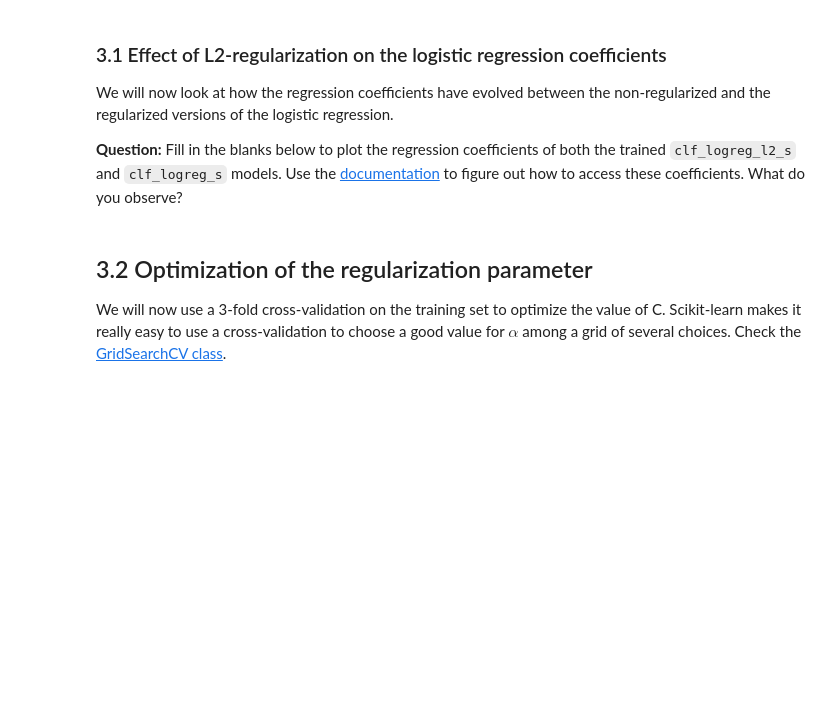
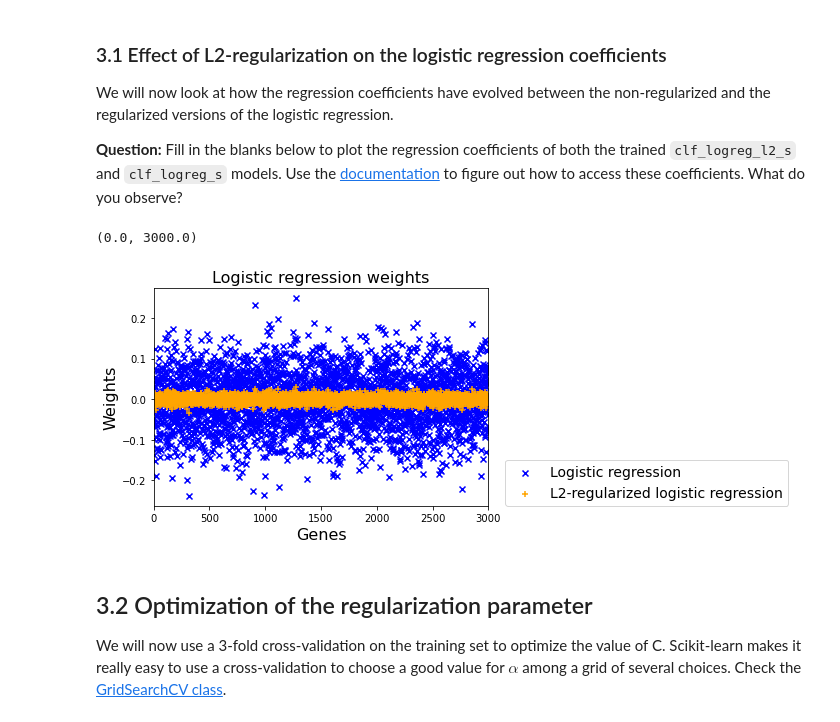
Before and after one commit to abdeljelilmaadi/2022-mines-HPC-AI-TD, a Jupyter notebook: 05-Regularization.ipynb, the cells around one changed output. Cells and saved outputs as stored; diff of their text form; code cells hidden in the pictures; blank space fills up the shorter version.

```diff
--- a/05-Regularization.ipynb
+++ b/05-Regularization.ipynb
@@ -22,8 +32,9 @@ __Question:__ Split the data in a train set containing 70% of the data and a tes
 # %%
 from sklearn import model_selection
 Xtr, Xte, ytr, yte = model_selection.train_test_split(X_clf, y_clf,
-                                                      #test_size=#TODO,
-                                                      random_state=27)
+                                                      test_size=0.3,
+                                                      random_state=42,
+                                                      stratify=y_clf)
 # %% [markdown]
 Let us also compute a scaled version of the data. The data is scaled on the _train_ set, and the scaling parameters (mean, standard deviation) are applied to the test set. __Question:__ Why?
 # %%
@@ -61,14 +82,14 @@ __Question:__ Repeat the experiment on the scaled data. What do you observe in t
 clf_logreg_s = linear_model.LogisticRegression(C=1e6)
 
 # Train the model
-# TODO
+clf_logreg_s.fit(Xtr_scaled, ytr)
 
 # Predict on the test set
 # Predicted probabilities of belonging to the positive class
 pos_idx = list(clf_logreg_s.classes_).index(1)
-ypred_logreg_s = # TODO
+ypred_logreg_s = clf_logreg_s.predict_proba(Xte_scaled)[:, pos_idx]
 # Predicted binary labels
-ypred_logreg_s_b = # TODO
+ypred_logreg_s_b =  np.where(ypred_logreg_s > 0.5, 1, 0)
 
 print("Scaled, no regularization: accuracy = %.3f" % metrics.accuracy_score(yte, ypred_logreg_s_b))
 print("AUC = %.3f" % (metrics.roc_auc_score(yte, ypred_logreg_s)))
@@ -87,12 +111,12 @@ cvalue = 0.01
 clf_logreg_l2_s = linear_model.LogisticRegression(C=cvalue, penalty='l2')
 
 # Train the model
-# TODO
+clf_logreg_l2_s.fit(Xtr_scaled, ytr)
 
 # index of positive class
 pos_idx = list(clf_logreg_l2_s.classes_).index(1)
 # predict probability of being positive
-ypred_logreg_l2_s = # TODO
+ypred_logreg_l2_s = clf_logreg_l2_s.predict_proba(Xte_scaled)[:, pos_idx]
 # predict binary labels
 ypred_logreg_l2_s_b = np.where(ypred_logreg_l2_s > 0.5, 1, 0)
 
@@ -108,16 +135,19 @@ __Question:__ Fill in the blanks below to plot the regression coefficients of bo
 # %%
 # Effect of l2-regularization on the weights
 num_features = X_clf.shape[1]
-plt.scatter(range(num_features), # TODO,
+plt.scatter(range(num_features), clf_logreg_s.coef_,
             color='blue', marker='x', label='Logistic regression')
-plt.scatter(range(num_features), #TODO,
+plt.scatter(range(num_features), clf_logreg_l2_s.coef_,
             color='orange', marker='+', label='L2-regularized logistic regression')
 
 plt.xlabel('Genes', fontsize=16)
 plt.ylabel('Weights', fontsize=16)
 plt.title('Logistic regression weights', fontsize=16)
 plt.legend(fontsize=14, loc=(1.05, 0))
 plt.xlim([0, num_features])
+# %% [output]
+(0.0, 3000.0)
+[figure, added]
 # %% [markdown]
 ## 3.2 Optimization of the regularization parameter
 
```
Also changed, not shown: parts of 16 cells of this notebook, 4 other files.
